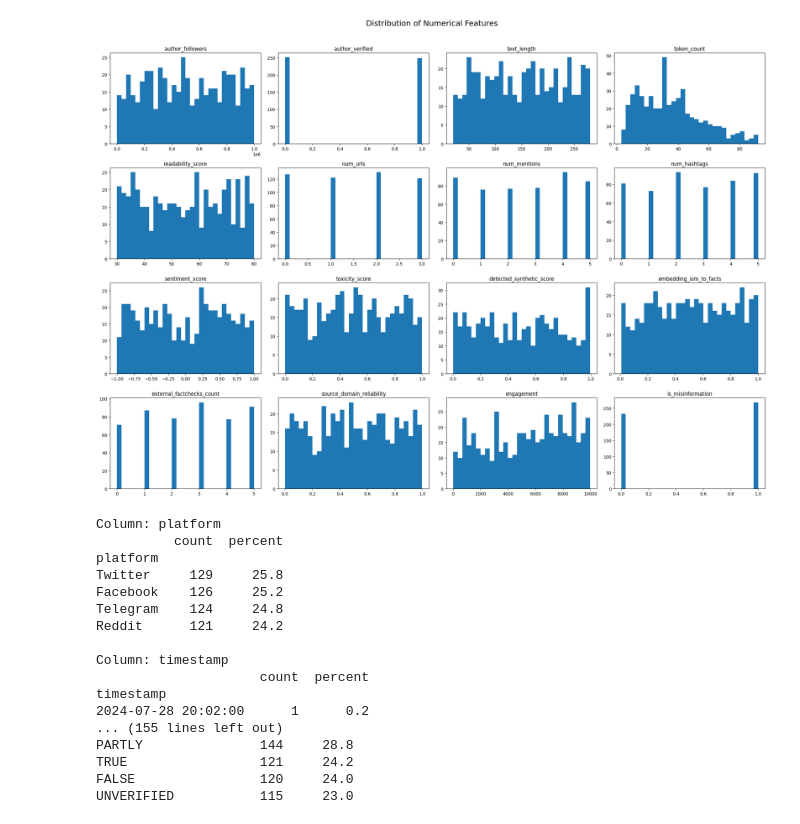
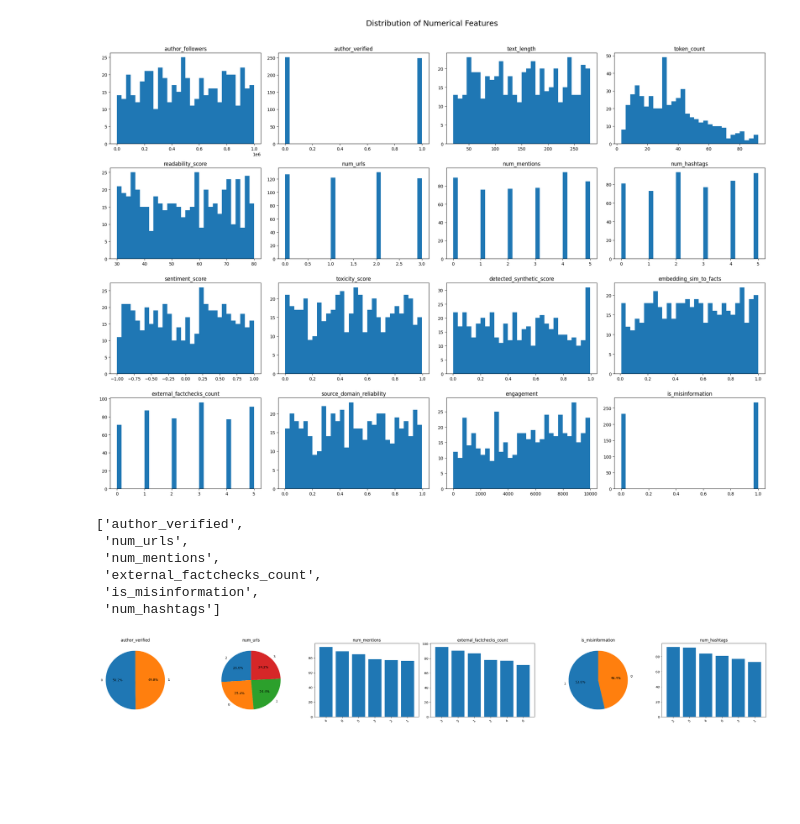
Before and after one commit to OMCHOKSI108/machine-learning-playground, a Jupyter notebook: GENAI-MISSINFORMATION_LOGISTIC_REG/MISSINFORMATION_LOGISTIC_REGRESSION.ipynb, the cells around one changed output. Saved outputs shown, nothing was run; the diff lists cells and outputs as text; code cells hidden in the pictures; blank space fills up the shorter version.

Commit message:
Categorical and numerical value showcase i EDA

```diff
--- a/GENAI-MISSINFORMATION_LOGISTIC_REG/MISSINFORMATION_LOGISTIC_REGRESSION.ipynb
+++ b/GENAI-MISSINFORMATION_LOGISTIC_REG/MISSINFORMATION_LOGISTIC_REGRESSION.ipynb
@@ -150,33 +156,43 @@ plt.tight_layout(rect=[0, 0, 1, 0.96])
 plt.show()
 # %% [output]
 [figure]
-# %%
-for col in categorical_cols:
-    print(f"\nColumn: {col}")
-    counts = df[col].value_counts()
-    perc = df[col].value_counts(normalize=True) * 100
-
-    result = pd.DataFrame({
-        "count": counts,
-        "percent": perc.round(2)
-    })
-
-    print(result)
-# %% [output]
-Column: platform
-          count  percent
-platform
-Twitter     129     25.8
-Facebook    126     25.2
-Telegram    124     24.8
-Reddit      121     24.2
-
-Column: timestamp
-                     count  percent
-timestamp
-2024-07-28 20:02:00      1      0.2
-... (155 lines left out)
-PARTLY               144     28.8
-TRUE                 121     24.2
-FALSE                120     24.0
-UNVERIFIED           115     23.0
+# %%
+part_class = ['author_verified','num_urls','num_mentions','external_factchecks_count','is_misinformation','num_hashtags']
+part_class
+# %% [output]
+['author_verified',
+ 'num_urls',
+ 'num_mentions',
+ 'external_factchecks_count',
+ 'is_misinformation',
+ 'num_hashtags']
+# %%
+n = len(part_class)
+fig, axes = plt.subplots(1, n, figsize=(5*n, 4))
+
+# If there's only one subplot, axes is not iterable
+if n == 2:
+    axes = [axes]
+
+for ax, col in zip(axes, part_class):
+    counts = df[col].value_counts(dropna=False)
+
+    if counts.nunique() <= 5:
+        # Pie chart for low-cardinality features
+        ax.pie(
+            counts.values,
+            labels=counts.index,
+            autopct='%1.1f%%',
+            startangle=90
+        )
+        ax.set_title(col)
+    else:
+        # Bar chart for non-binary / high-cardinality features
+        ax.bar(counts.index.astype(str), counts.values)
+        ax.set_title(col)
+        ax.tick_params(axis='x', rotation=45)
+
+plt.tight_layout()
+plt.show()
+# %% [output]
+[figure, added]
```
Also changed, not shown: parts of 4 cells of this notebook.
